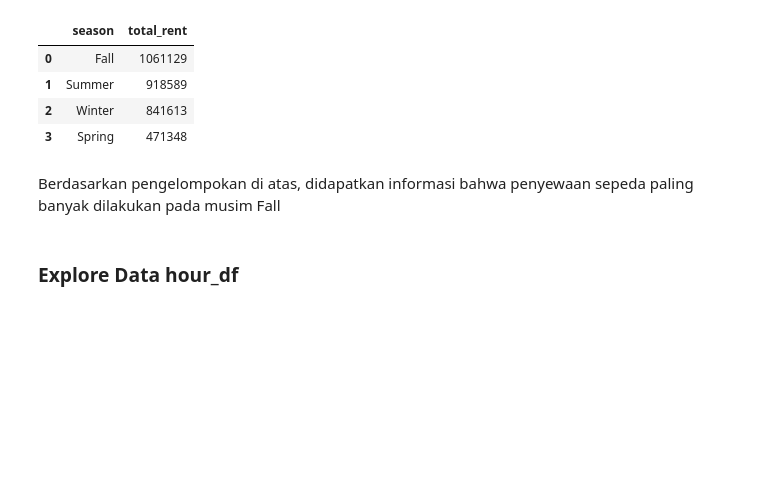
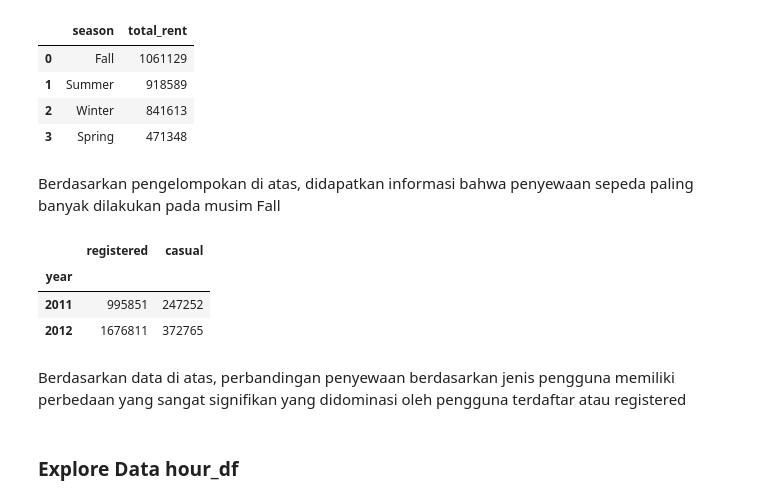
Before and after one commit to miftahuraziz/Proyek-Analisis-Data-Dicoding, a Jupyter notebook: notebook.ipynb, the cells around one changed output. Drawn from its saved outputs; the diff is of its cells as text; code cells hidden in the pictures; blank space fills up the shorter version.

```diff
--- a/notebook.ipynb
+++ b/notebook.ipynb
@@ -289,6 +288,19 @@ day_df.groupby(by="season").total_rent.sum().sort_values(ascending=False).reset_
 | 3 | Spring | 471348 |
 # %% [markdown]
 Berdasarkan pengelompokan di atas, didapatkan informasi bahwa penyewaan sepeda paling banyak dilakukan pada musim Fall
+# %%
+#Jumlah penyewaan berdasarkan jenis pengguna
+day_df.groupby(by="year").agg({
+    "registered": "sum",
+    "casual": "sum"
+})
+# %% [output]
+|  | registered | casual |
+| year |  |  |
+| 2011 | 995851 | 247252 |
+| 2012 | 1676811 | 372765 |
+# %% [markdown]
+Berdasarkan data di atas, perbandingan penyewaan berdasarkan jenis pengguna memiliki perbedaan yang sangat signifikan yang didominasi oleh pengguna terdaftar atau registered
 # %% [markdown]
 ### Explore Data hour_df
 # %%
```
Also changed, not shown: parts of 7 cells of this notebook, 1 other file.
